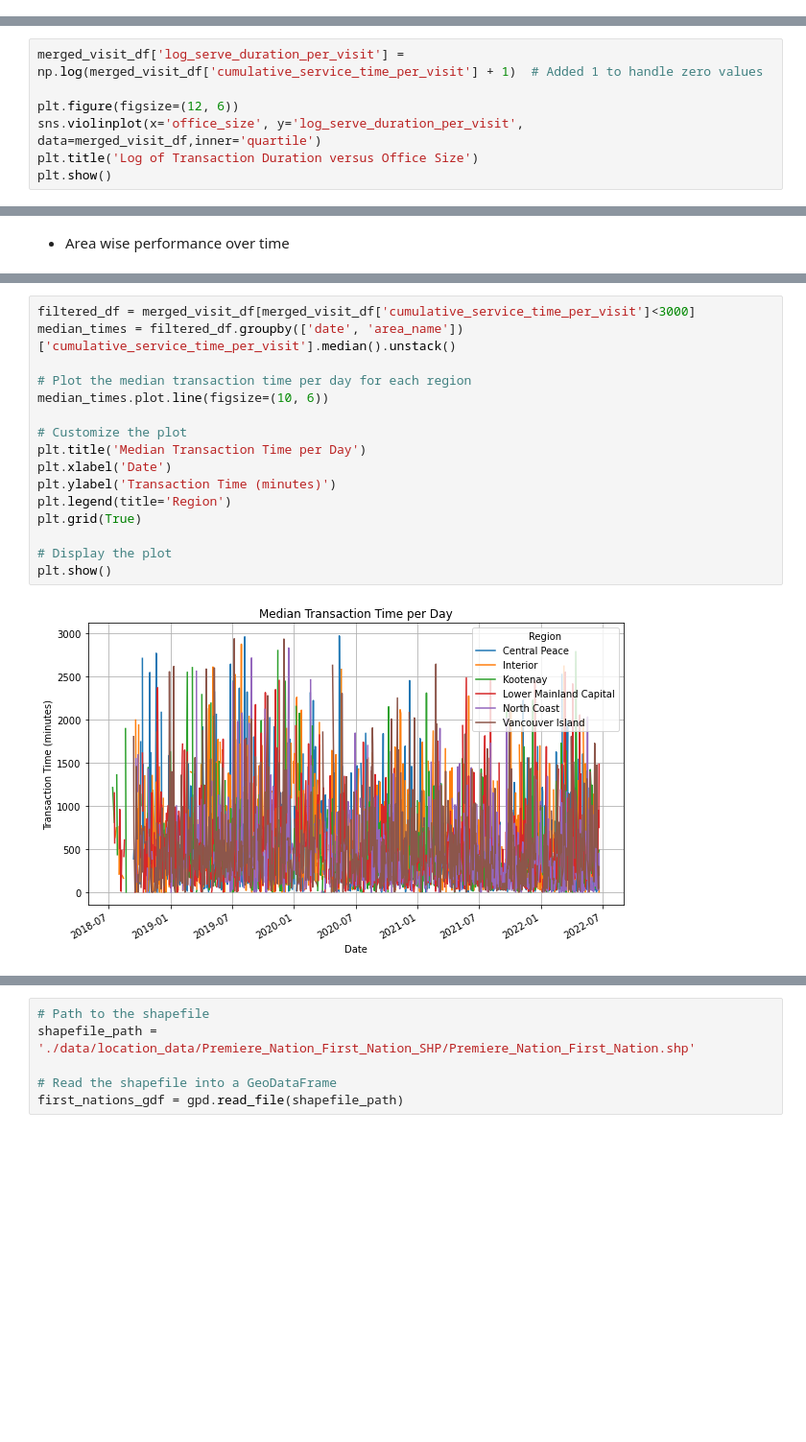
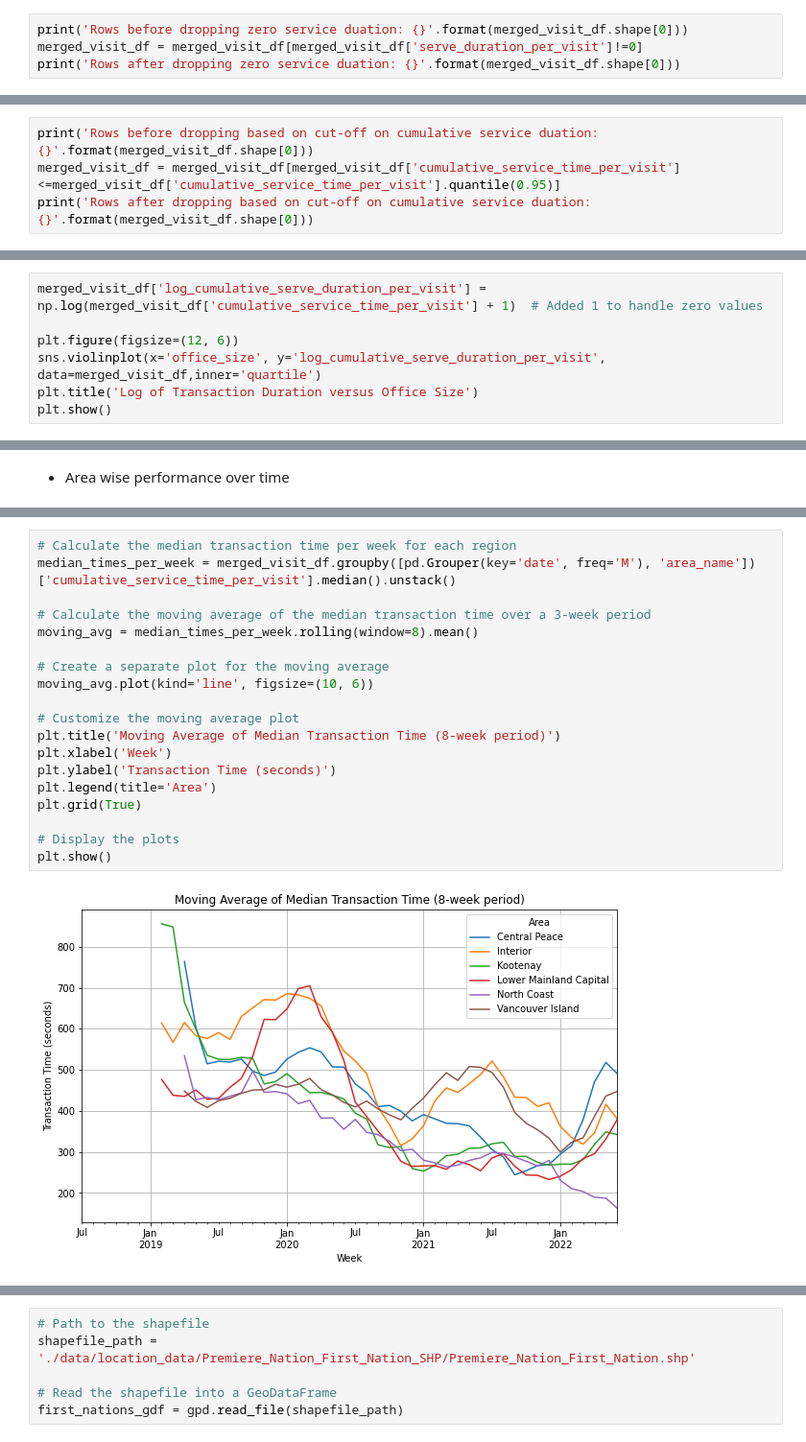
Before and after one commit to varunindurthi/Services-BC-EDA-REQ101268, a Jupyter notebook: data_analysis.ipynb, the cells around one changed output, grey strips where cells are left out. Shown at 96% size. Cells and saved outputs as stored; diff of their text form; blank space fills up the shorter version.

```diff
--- a/data_analysis.ipynb
+++ b/data_analysis.ipynb
@@ -793,0 +1019,4 @@ visit_95_data = merged_visit_df[(merged_visit_df['total_service_time']<=merged_v
+# %%
+print('Rows before dropping zero service duation: {}'.format(merged_visit_df.shape[0]))
+merged_visit_df = merged_visit_df[merged_visit_df['serve_duration_per_visit']!=0]
+print('Rows after dropping zero service duation: {}'.format(merged_visit_df.shape[0]))
@@ -793,0 +1039,4 @@ visit_95_data = merged_visit_df[(merged_visit_df['total_service_time']<=merged_v
+# %%
+print('Rows before dropping based on cut-off on cumulative service duation: {}'.format(merged_visit_df.shape[0]))
+merged_visit_df = merged_visit_df[merged_visit_df['cumulative_service_time_per_visit']<=merged_visit_df['cumulative_service_time_per_visit'].quantile(0.95)]
+print('Rows after dropping based on cut-off on cumulative service duation: {}'.format(merged_visit_df.shape[0]))
@@ -811,10 +1063,10 @@ plt.show()
 # %% [markdown]
 * The presence of extreme values or outliers can distort the visualization and make it difficult to detect patterns. One way to handle this is to consider log transformation of data. This can help to minimize the effect of the skewness caused by these extreme values.
 # %%
-merged_visit_df['log_serve_duration_per_visit'] = np.log(merged_visit_df['cumulative_service_time_per_visit'] + 1)  # Added 1 to handle zero values
+merged_visit_df['log_cumulative_serve_duration_per_visit'] = np.log(merged_visit_df['cumulative_service_time_per_visit'] + 1)  # Added 1 to handle zero values
 
 plt.figure(figsize=(12, 6))
-sns.violinplot(x='office_size', y='log_serve_duration_per_visit', data=merged_visit_df,inner='quartile')
+sns.violinplot(x='office_size', y='log_cumulative_serve_duration_per_visit', data=merged_visit_df,inner='quartile')
 plt.title('Log of Transaction Duration versus Office Size')
 plt.show()
 # %% [output]
@@ -1118,18 +1308,21 @@ merged_visit_df['cumulative_service_time_per_visit'].quantile(0.95)
 # %%
-filtered_df = merged_visit_df[merged_visit_df['cumulative_service_time_per_visit']<3000]
-median_times = filtered_df.groupby(['date', 'area_name'])['cumulative_service_time_per_visit'].median().unstack()
+# Calculate the median transaction time per week for each region
+median_times_per_week = merged_visit_df.groupby([pd.Grouper(key='date', freq='M'), 'area_name'])['cumulative_service_time_per_visit'].median().unstack()
 
-# Plot the median transaction time per day for each region
-median_times.plot.line(figsize=(10, 6))
+# Calculate the moving average of the median transaction time over a 3-week period
+moving_avg = median_times_per_week.rolling(window=8).mean()
 
-# Customize the plot
-plt.title('Median Transaction Time per Day')
-plt.xlabel('Date')
-plt.ylabel('Transaction Time (minutes)')
-plt.legend(title='Region')
+# Create a separate plot for the moving average
+moving_avg.plot(kind='line', figsize=(10, 6))
+
+# Customize the moving average plot
+plt.title('Moving Average of Median Transaction Time (8-week period)')
+plt.xlabel('Week')
+plt.ylabel('Transaction Time (seconds)')
+plt.legend(title='Area')
 plt.grid(True)
 
-# Display the plot
+# Display the plots
 plt.show()
 # %% [output]
-[figure, old version]
+[figure, new version]
```
Also changed, not shown: parts of 168 cells of this notebook, 7 other files.
